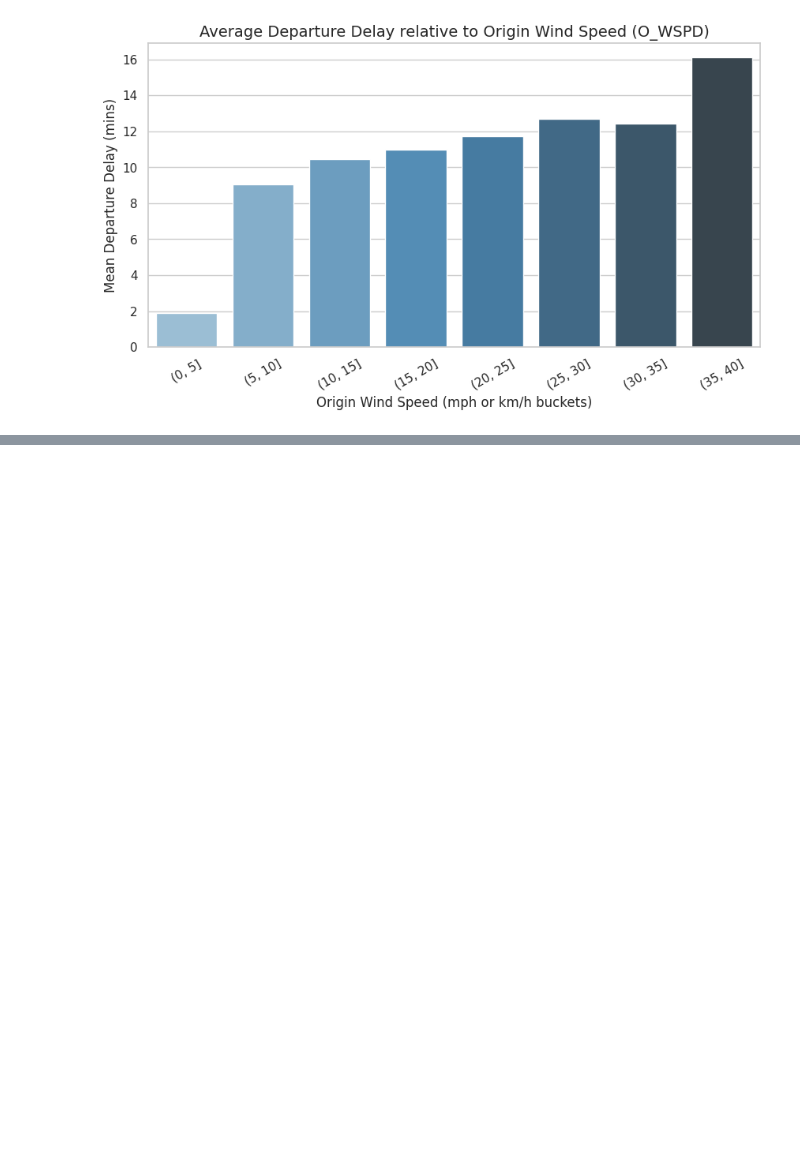
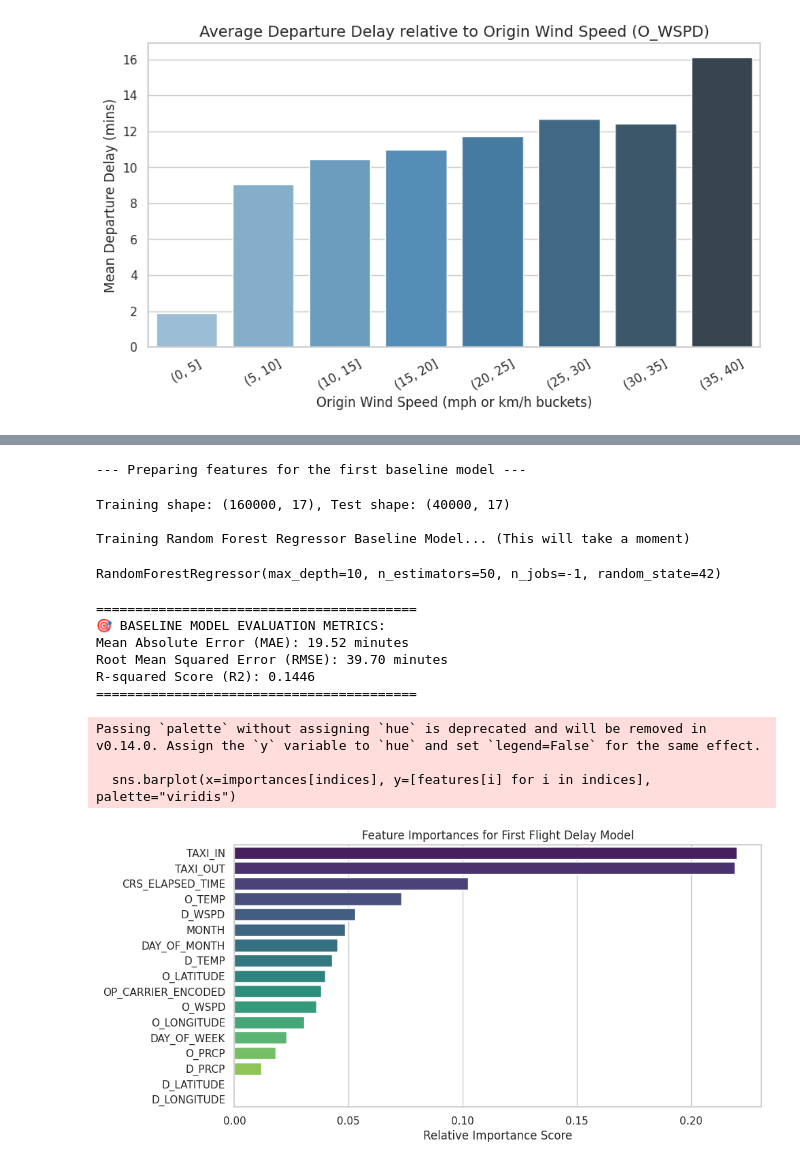
Before and after one commit to SriVarshan733/final-year-project-UH, a Jupyter notebook: final_year_project_uh.ipynb, the cells around one changed output, grey strips where cells are left out. Cells and saved outputs as stored; diff of their text form; code cells hidden in the pictures; blank space fills up the shorter version.

Commit message:
first model trained

```diff
--- a/final_year_project_uh.ipynb
+++ b/final_year_project_uh.ipynb
@@ -188,0 +223,10 @@ Passing `palette` without assigning `hue` is deprecated and will be removed in v
+# %%
+# --- Step 6: Data Cleaning & Feature Engineering for Baseline Model ---
+from sklearn.model_selection import train_test_split
+from sklearn.ensemble import RandomForestRegressor
+from sklearn.metrics import mean_squared_error, mean_absolute_error, r2_score
+from sklearn.preprocessing import LabelEncoder
+
+print("--- Preparing features for the first baseline model ---")
+# %% [output]
+--- Preparing features for the first baseline model ---
@@ -188,0 +239,9 @@ Passing `palette` without assigning `hue` is deprecated and will be removed in v
+# %%
+# 2. Select high-signal numeric and engineered features
+features = [
+    'MONTH', 'DAY_OF_MONTH', 'DAY_OF_WEEK',
+    'O_TEMP', 'O_PRCP', 'O_WSPD',
+    'D_TEMP', 'D_PRCP', 'D_WSPD',
+    'O_LATITUDE', 'O_LONGITUDE', 'D_LATITUDE', 'D_LONGITUDE',
+    'TAXI_OUT', 'TAXI_IN', 'CRS_ELAPSED_TIME'
+]
@@ -188,0 +262,50 @@ Passing `palette` without assigning `hue` is deprecated and will be removed in v
+# %%
+# 5. Train-Test Structural Split (80/20 standard profile)
+X_train, X_test, y_train, y_test = train_test_split(X, y, test_size=0.2, random_state=42)
+print(f"Training shape: {X_train.shape}, Test shape: {X_test.shape}")
+
+# --- Step 7: Train and Evaluate First Model Baseline ---
+print("\nTraining Random Forest Regressor Baseline Model... (This will take a moment)")
+# We use a limited depth and estimator limit to keep performance fast inside the notebook environment
+model = RandomForestRegressor(n_estimators=50, max_depth=10, random_state=42, n_jobs=-1)
+model.fit(X_train, y_train)
+# %% [output]
+Training shape: (160000, 17), Test shape: (40000, 17)
+
+Training Random Forest Regressor Baseline Model... (This will take a moment)
+RandomForestRegressor(max_depth=10, n_estimators=50, n_jobs=-1, random_state=42)
+# %%
+# 6. Evaluation metrics calculation
+y_pred = model.predict(X_test)
+
+rmse = np.sqrt(mean_squared_error(y_test, y_pred))
+mae = mean_absolute_error(y_test, y_pred)
+r2 = r2_score(y_test, y_pred)
+
+print("\n=========================================")
+print("🎯 BASELINE MODEL EVALUATION METRICS:")
+print(f"Mean Absolute Error (MAE): {mae:.2f} minutes")
+print(f"Root Mean Squared Error (RMSE): {rmse:.2f} minutes")
+print(f"R-squared Score (R2): {r2:.4f}")
+print("=========================================")
+
+# 7. Quick feature importance check
+importances = model.feature_importances_
+indices = np.argsort(importances)[::-1]
+
+plt.figure(figsize=(10, 5))
+plt.title("Feature Importances for First Flight Delay Model")
+sns.barplot(x=importances[indices], y=[features[i] for i in indices], palette="viridis")
+plt.xlabel("Relative Importance Score")
+plt.show()
+# %% [output]
+=========================================
+🎯 BASELINE MODEL EVALUATION METRICS:
+Mean Absolute Error (MAE): 19.52 minutes
+Root Mean Squared Error (RMSE): 39.70 minutes
+R-squared Score (R2): 0.1446
+=========================================
+Passing `palette` without assigning `hue` is deprecated and will be removed in v0.14.0. Assign the `y` variable to `hue` and set `legend=False` for the same effect.
+
+  sns.barplot(x=importances[indices], y=[features[i] for i in indices], palette="viridis")
+[figure, added]
```
Also changed, not shown: parts of 5 cells of this notebook.
